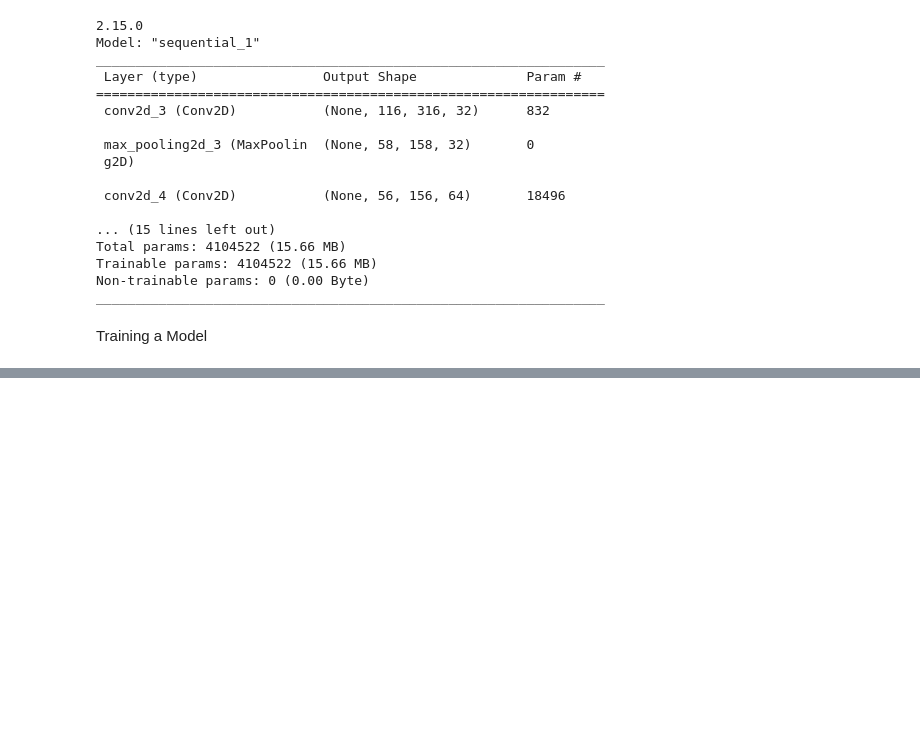
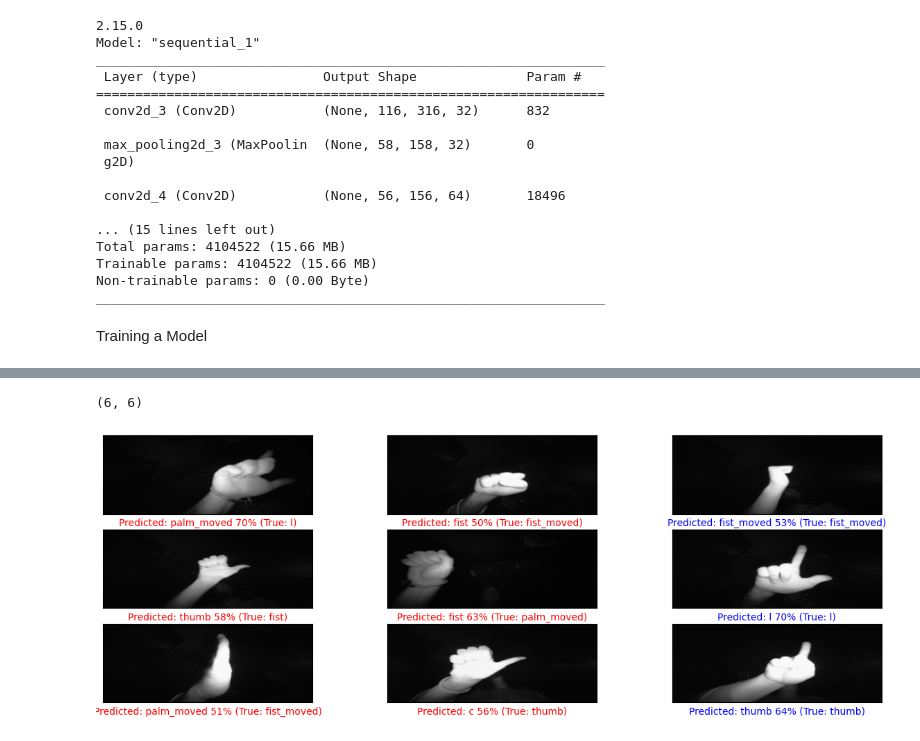
Before and after one commit to Tiny-Prism-Labs/Hand_Gesture_Recog, a Jupyter notebook: Hand_GEsture.ipynb, the cells around one changed output, grey strips where cells are left out. Cells and saved outputs as stored; diff of their text form; code cells hidden in the pictures; blank space fills up the shorter version.

```diff
--- a/Hand_GEsture.ipynb
+++ b/Hand_GEsture.ipynb
@@ -216,0 +211,2 @@ To enable the following instructions: SSE SSE2 SSE3 SSE4.1 SSE4.2 AVX2 FMA, in o
+# %%
+predictions = model.predict(X_test) # Make predictions towards the test set
@@ -216,0 +215,42 @@ To enable the following instructions: SSE SSE2 SSE3 SSE4.1 SSE4.2 AVX2 FMA, in o
+# %%
+np.argmax(predictions[0]), y_test[0] # If same, got it right
+# %% [output]
+(6, 6)
+# %%
+# Function to plot images and labels for validation purposes
+def validate_9_images(predictions_array, true_label_array, img_array):
+  # Array for pretty printing and then figure size
+  class_names = ["down", "palm", "l", "fist", "fist_moved", "thumb", "index", "ok", "palm_moved", "c"]
+  plt.figure(figsize=(15,5))
+
+  for i in range(1, 10):
+    # Just assigning variables
+    prediction = predictions_array[i]
+    true_label = true_label_array[i]
+    img = img_array[i]
+    img = cv2.cvtColor(img, cv2.COLOR_GRAY2RGB)
+
+    # Plot in a good way
+    plt.subplot(3,3,i)
+    plt.grid(False)
+    plt.xticks([])
+    plt.yticks([])
+    plt.imshow(img, cmap=plt.cm.binary)
+
+    predicted_label = np.argmax(prediction) # Get index of the predicted label from prediction
+
+    # Change color of title based on good prediction or not
+    if predicted_label == true_label:
+      color = 'blue'
+    else:
+      color = 'red'
+
+    plt.xlabel("Predicted: {} {:2.0f}% (True: {})".format(class_names[predicted_label],
+                                  100*np.max(prediction),
+                                  class_names[true_label]),
+                                  color=color)
+  plt.show()
+# %%
+validate_9_images(predictions, y_test, X_test)
+# %% [output]
+[figure, added]
```
Also changed, not shown: parts of 11 cells of this notebook, 2 other files.
